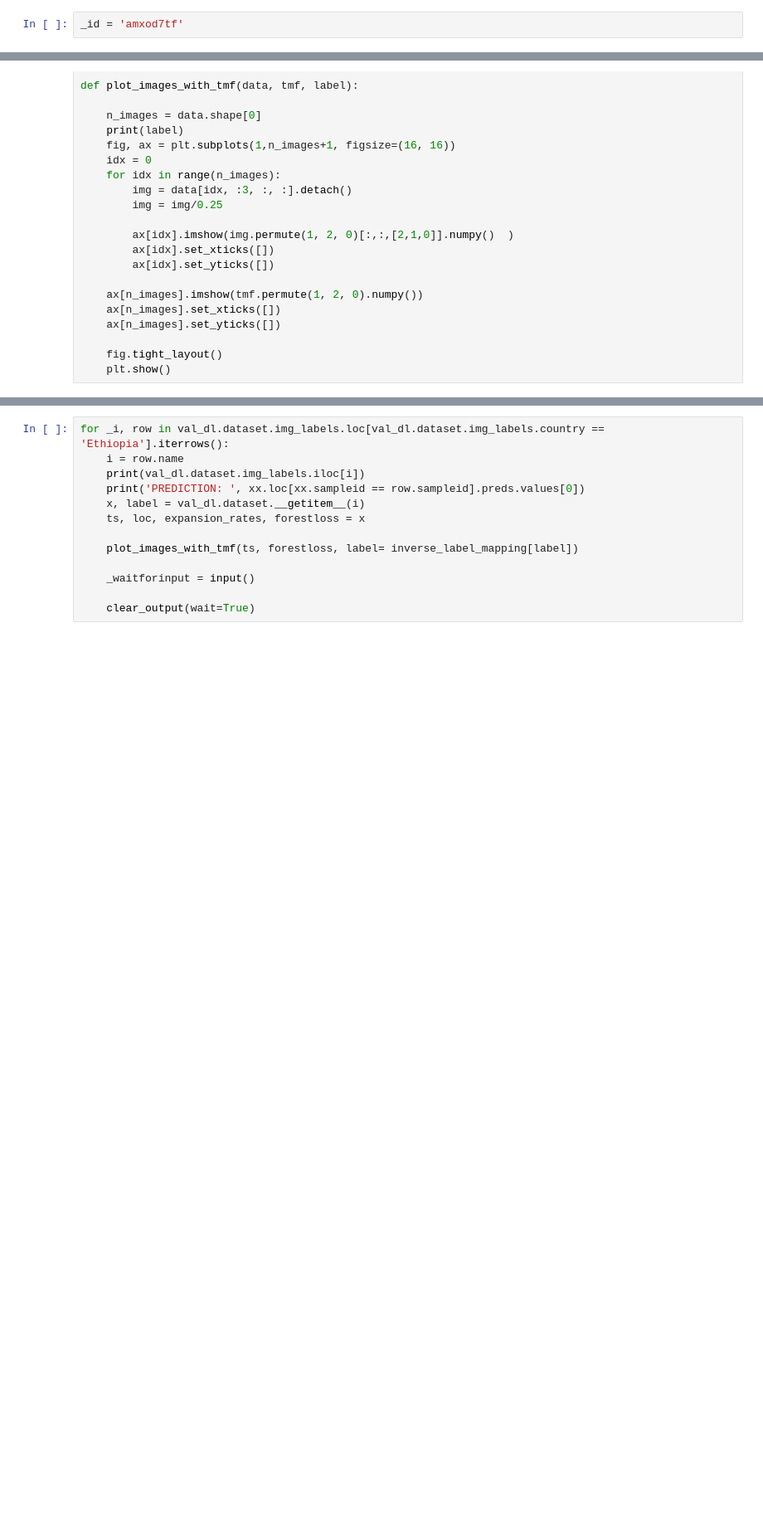
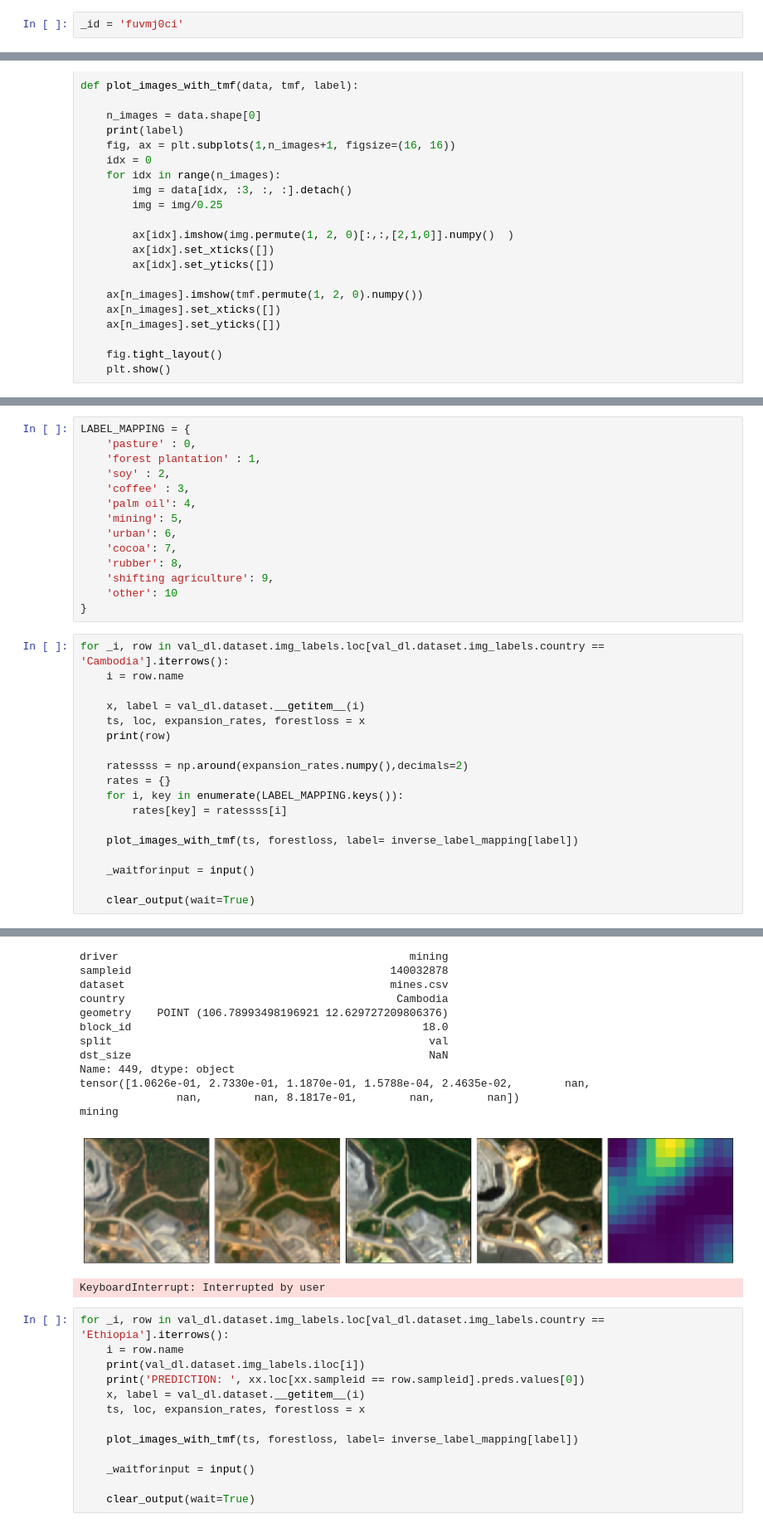
Before and after one commit to janpisl/location-encoding, a Jupyter notebook: notebooks/visualize_data.ipynb, the cells around one changed output, grey strips where cells are left out. Shown at 83% size. Drawn from its saved outputs; the diff is of its cells as text; blank space fills up the shorter version.

```diff
--- a/notebooks/visualize_data.ipynb
+++ b/notebooks/visualize_data.ipynb
@@ -15,7 +15,7 @@ from model.dataset import LABEL_MAPPING
 # %%
 inverse_label_mapping = {value : key for key, value in LABEL_MAPPING.items()}
 # %%
-_id = 'amxod7tf'
+_id = 'fuvmj0ci'
 # %%
 
 
@@ -113,0 +133,33 @@ xx.loc[xx.country == 'Ethiopia'].loc[xx['driver'] == 'coffee']
+# %%
+LABEL_MAPPING = {
+    'pasture' : 0,
+    'forest plantation' : 1,
+    'soy' : 2,
+    'coffee' : 3,
+    'palm oil': 4,
+    'mining': 5,
+    'urban': 6,
+    'cocoa': 7,
+    'rubber': 8,
+    'shifting agriculture': 9,
+    'other': 10
+}
+# %%
+for _i, row in val_dl.dataset.img_labels.loc[val_dl.dataset.img_labels.country == 'Cambodia'].iterrows():
+    i = row.name
+
+    x, label = val_dl.dataset.__getitem__(i)
+    ts, loc, expansion_rates, forestloss = x
+    print(row)
+
+    ratessss = np.around(expansion_rates.numpy(),decimals=2)
+    rates = {}
+    for i, key in enumerate(LABEL_MAPPING.keys()):
+        rates[key] = ratessss[i]
+
+    plot_images_with_tmf(ts, forestloss, label= inverse_label_mapping[label])
+
+    _waitforinput = input()
+
+    clear_output(wait=True)
+# %% [output]
@@ -114,3 +170,17 @@ xx.loc[xx.country == 'Ethiopia'].loc[xx['driver'] == 'coffee']
+driver                                             mining
+sampleid                                        140032878
+dataset                                         mines.csv
+country                                          Cambodia
+geometry    POINT (106.78993498196921 12.629727209806376)
+block_id                                             18.0
+split                                                 val
+dst_size                                              NaN
+Name: 449, dtype: object
+tensor([1.0626e-01, 2.7330e-01, 1.1870e-01, 1.5788e-04, 2.4635e-02,        nan,
+               nan,        nan, 8.1817e-01,        nan,        nan])
+mining
+[figure, added]
+KeyboardInterrupt: Interrupted by user
 # %%
 for _i, row in val_dl.dataset.img_labels.loc[val_dl.dataset.img_labels.country == 'Ethiopia'].iterrows():
     i = row.name
```
Also changed, not shown: parts of 13 cells of this notebook, 34 other files.
